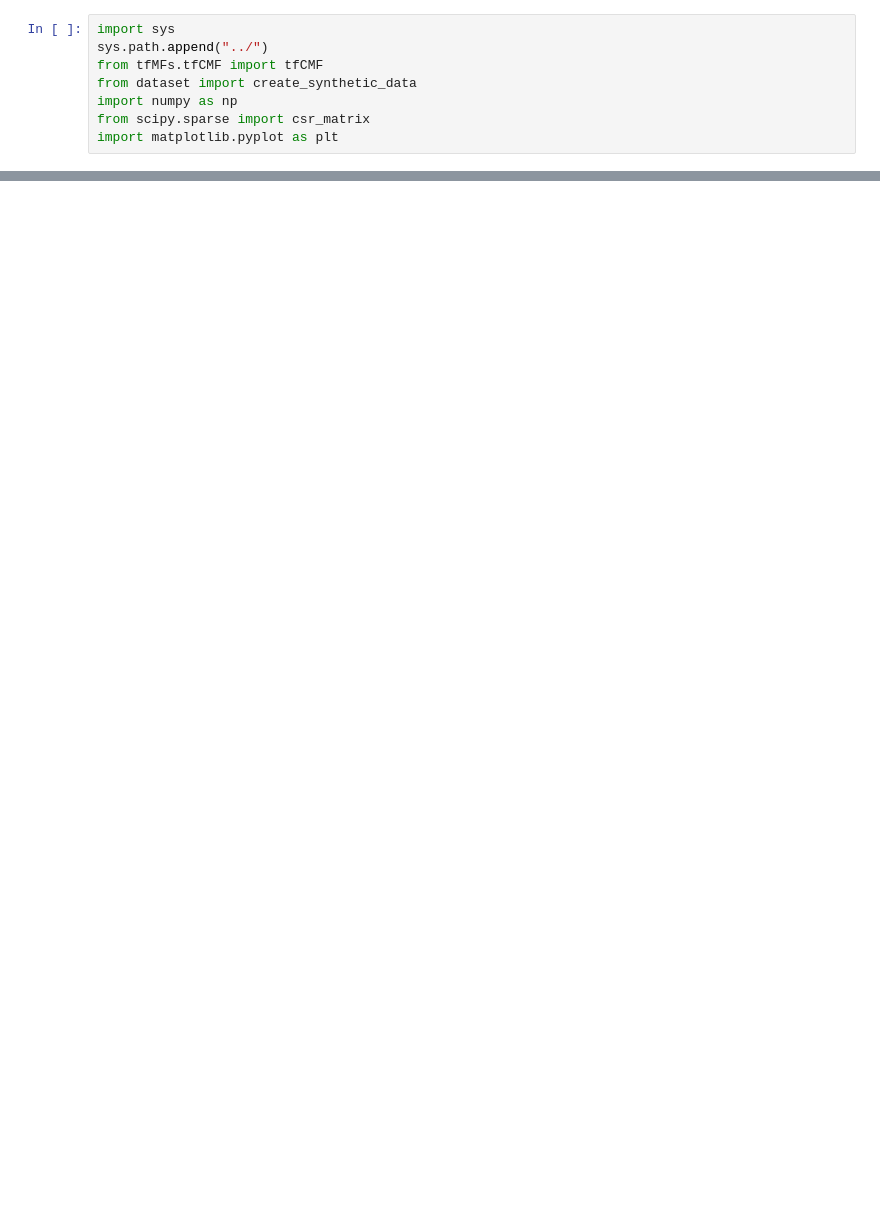
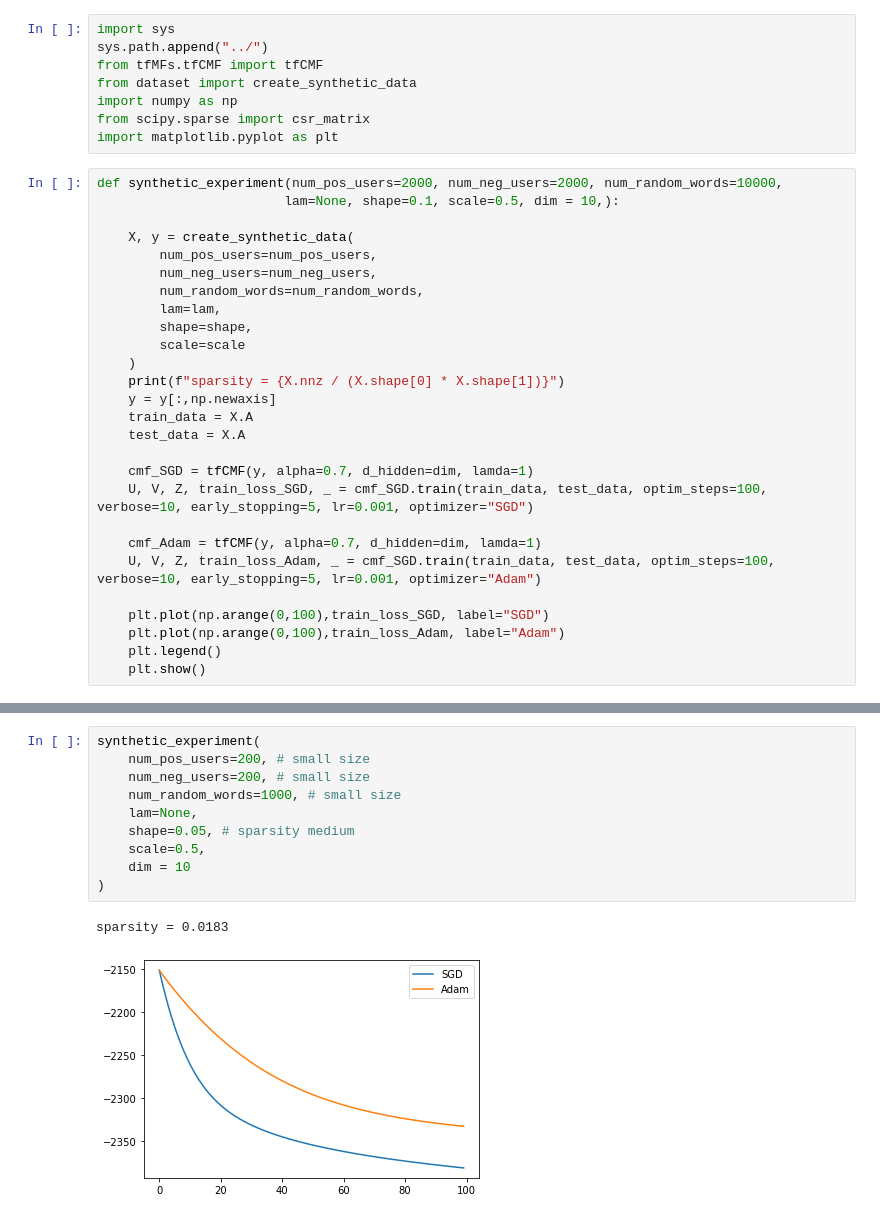
Before and after one commit to hand10ryo/tfMFs, a Jupyter notebook: experiments/Synthetic.ipynb, the cells around one changed output, grey strips where cells are left out. Cells and saved outputs as stored; diff of their text form; blank space fills up the shorter version.

```diff
--- a/experiments/Synthetic.ipynb
+++ b/experiments/Synthetic.ipynb
@@ -6,3 +6,30 @@ from dataset import create_synthetic_data
 import numpy as np
 from scipy.sparse import csr_matrix
 import matplotlib.pyplot as plt
+# %%
+def synthetic_experiment(num_pos_users=2000, num_neg_users=2000, num_random_words=10000,
+                        lam=None, shape=0.1, scale=0.5, dim = 10,):
+
+    X, y = create_synthetic_data(
+        num_pos_users=num_pos_users,
+        num_neg_users=num_neg_users,
+        num_random_words=num_random_words,
+        lam=lam,
+        shape=shape,
+        scale=scale
+    )
+    print(f"sparsity = {X.nnz / (X.shape[0] * X.shape[1])}")
+    y = y[:,np.newaxis]
+    train_data = X.A
+    test_data = X.A
+
+    cmf_SGD = tfCMF(y, alpha=0.7, d_hidden=dim, lamda=1)
+    U, V, Z, train_loss_SGD, _ = cmf_SGD.train(train_data, test_data, optim_steps=100, verbose=10, early_stopping=5, lr=0.001, optimizer="SGD")
+
+    cmf_Adam = tfCMF(y, alpha=0.7, d_hidden=dim, lamda=1)
+    U, V, Z, train_loss_Adam, _ = cmf_SGD.train(train_data, test_data, optim_steps=100, verbose=10, early_stopping=5, lr=0.001, optimizer="Adam")
+
+    plt.plot(np.arange(0,100),train_loss_SGD, label="SGD")
+    plt.plot(np.arange(0,100),train_loss_Adam, label="Adam")
+    plt.legend()
+    plt.show()
@@ -8,0 +53,13 @@ import matplotlib.pyplot as plt
+# %%
+synthetic_experiment(
+    num_pos_users=200, # small size
+    num_neg_users=200, # small size
+    num_random_words=1000, # small size
+    lam=None,
+    shape=0.05, # sparsity medium
+    scale=0.5,
+    dim = 10
+)
+# %% [output]
+sparsity = 0.0183
+[figure, added]
```
Also changed, not shown: parts of 30 cells of this notebook, 2 other files.
